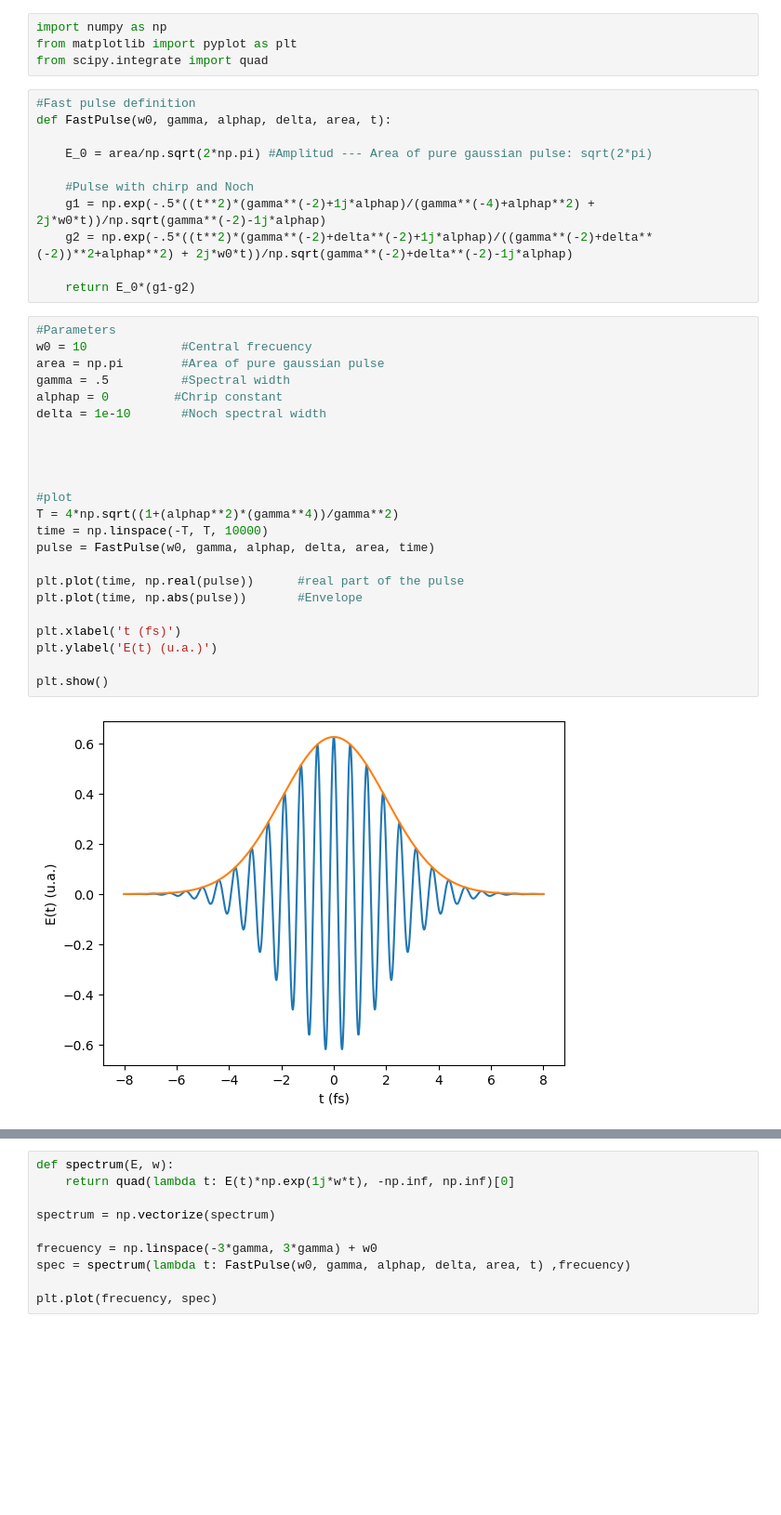
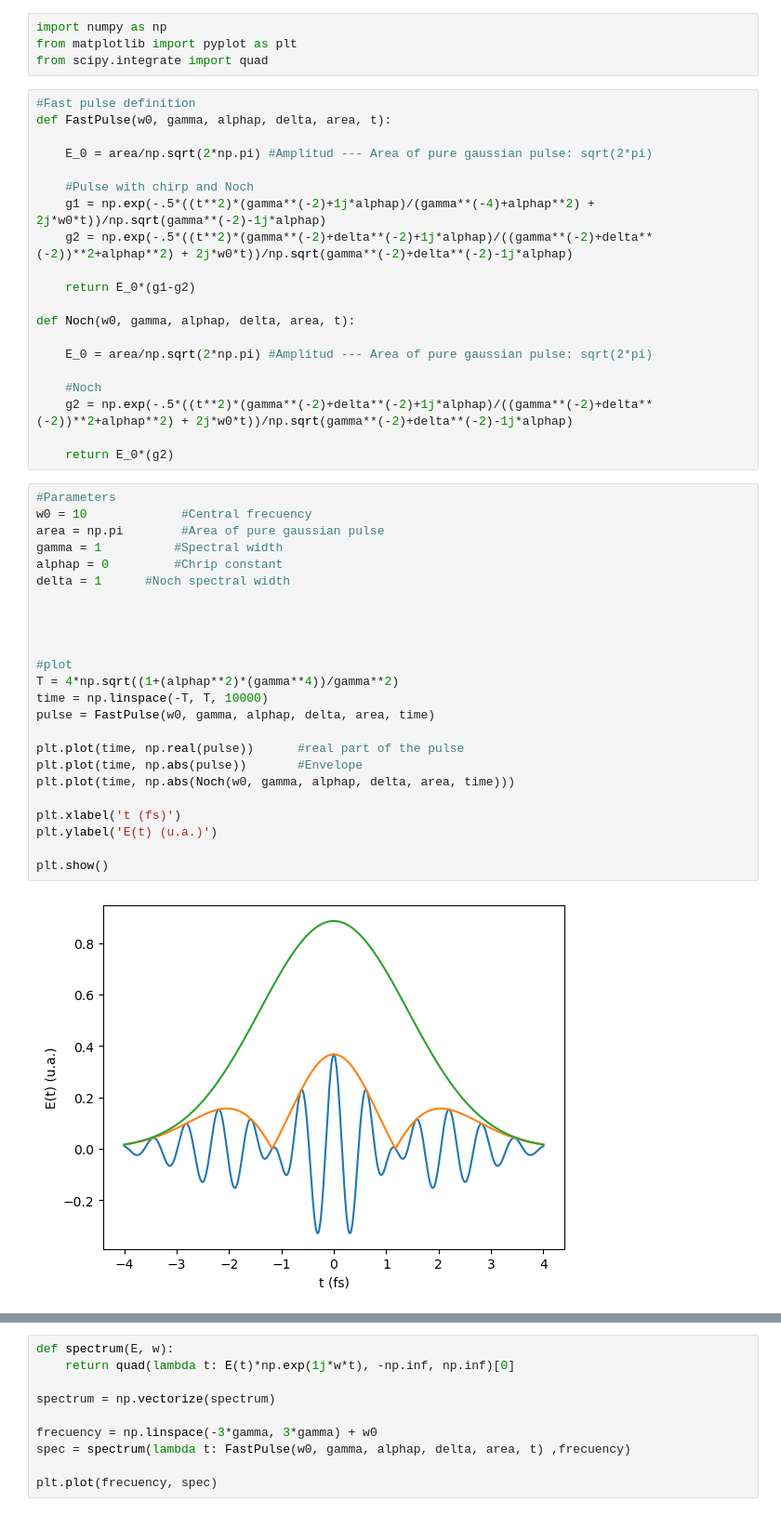
Before and after one commit to JuanSierra2003/hello-world, a Jupyter notebook: Pulses/pulses.ipynb, the cells around one changed output, grey strips where cells are left out. Shown: that part at 93% size. Drawn from its saved outputs; the diff is of its cells as text; blank space fills up the shorter version.

Commit message:
Noch parameters

```diff
--- a/Pulses/pulses.ipynb
+++ b/Pulses/pulses.ipynb
@@ -13,31 +13,41 @@ def FastPulse(w0, gamma, alphap, delta, area, t):
     g2 = np.exp(-.5*((t**2)*(gamma**(-2)+delta**(-2)+1j*alphap)/((gamma**(-2)+delta**(-2))**2+alphap**2) + 2j*w0*t))/np.sqrt(gamma**(-2)+delta**(-2)-1j*alphap)
 
     return E_0*(g1-g2)
+
+def Noch(w0, gamma, alphap, delta, area, t):
+
+    E_0 = area/np.sqrt(2*np.pi) #Amplitud --- Area of pure gaussian pulse: sqrt(2*pi)
+
+    #Noch
+    g2 = np.exp(-.5*((t**2)*(gamma**(-2)+delta**(-2)+1j*alphap)/((gamma**(-2)+delta**(-2))**2+alphap**2) + 2j*w0*t))/np.sqrt(gamma**(-2)+delta**(-2)-1j*alphap)
+
+    return E_0*(g2)
 # %%
 #Parameters
 w0 = 10             #Central frecuency
 area = np.pi        #Area of pure gaussian pulse
-gamma = .5          #Spectral width
+gamma = 1          #Spectral width
 alphap = 0         #Chrip constant
-delta = 1e-10       #Noch spectral width
+delta = 1      #Noch spectral width
 
 
 
 
 #plot
 T = 4*np.sqrt((1+(alphap**2)*(gamma**4))/gamma**2)
 time = np.linspace(-T, T, 10000)
 pulse = FastPulse(w0, gamma, alphap, delta, area, time)
 
 plt.plot(time, np.real(pulse))      #real part of the pulse
 plt.plot(time, np.abs(pulse))       #Envelope
+plt.plot(time, np.abs(Noch(w0, gamma, alphap, delta, area, time)))
 
 plt.xlabel('t (fs)')
 plt.ylabel('E(t) (u.a.)')
 
 plt.show()
 # %% [output]
-[figure, old version]
+[figure, new version]
 # %%
 #Pulse area
 quad(lambda t: np.abs(FastPulse(w0, gamma, alphap, delta, area, t)), -np.inf, np.inf)[0]
```
Also changed, not shown: parts of 3 cells of this notebook.
